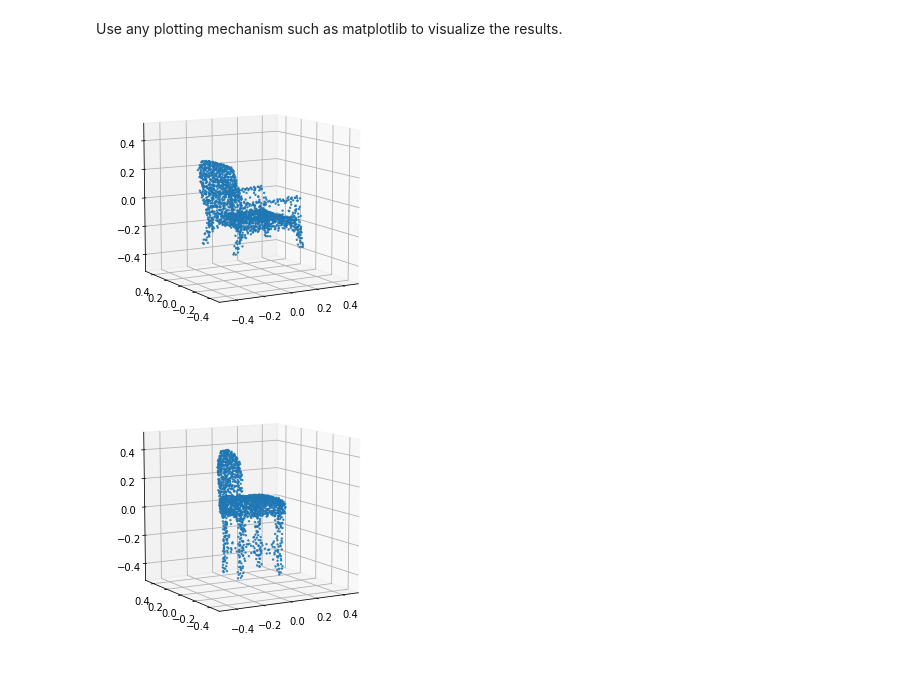
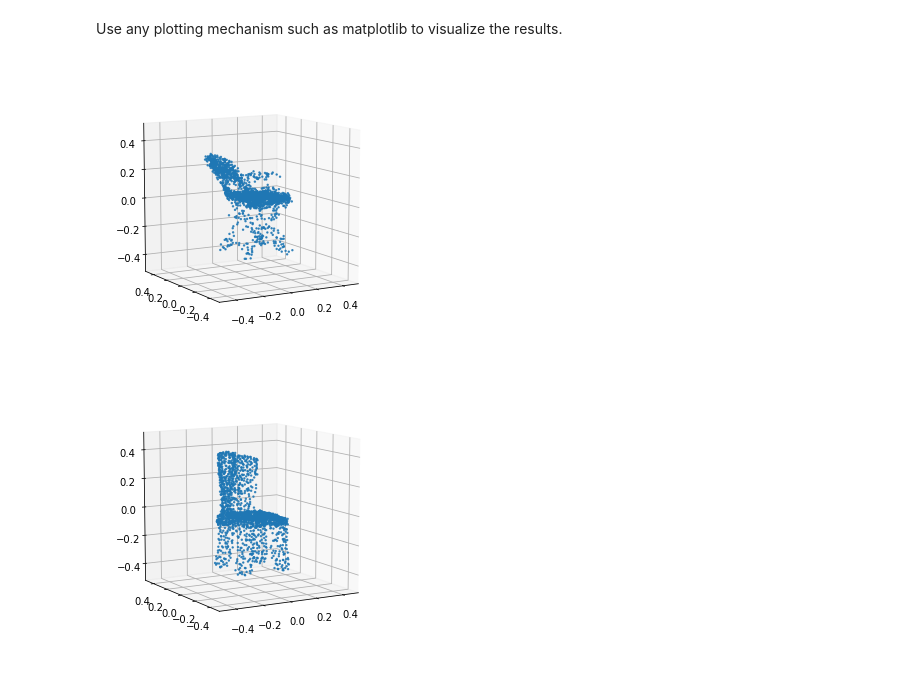
Before and after one commit to dtseng/latent_3d_points, a Jupyter notebook: notebooks/train_single_class_ae.ipynb, the cells around one changed output. Saved outputs shown, nothing was run; the diff lists cells and outputs as text; code cells hidden in the pictures.

```diff
--- a/notebooks/train_single_class_ae.ipynb
+++ b/notebooks/train_single_class_ae.ipynb
@@ -31,4 +50,5 @@ experiment_name = 'single_class_ae'
 n_pc_points = 2048                # Number of points per model.
 bneck_size = 128                  # Bottleneck-AE size
 ae_loss = 'chamfer'                   # Loss to optimize: 'emd' or 'chamfer'
-class_name = raw_input('Give me the class name (e.g. "chair"): ').lower()
+# class_name = raw_input('Give me the class name (e.g. "chair"): ').lower()
+class_name = 'chair'
@@ -83,7 +101,7 @@ conf.save(osp.join(train_dir, 'configuration'))
 # %% [markdown]
 If you ran the above lines, you can reload a saved model like this:
 # %%
-load_pre_trained_ae = False
+load_pre_trained_ae = True
 restore_epoch = 500
 if load_pre_trained_ae:
     conf = Conf.load(train_dir + '/configuration')
@@ -131,13 +185,13 @@ Use any plotting mechanism such as matplotlib to visualize the results.
 # %%
 i = 2
 plot_3d_point_cloud(reconstructions[i][:, 0],
                     reconstructions[i][:, 1],
                     reconstructions[i][:, 2], in_u_sphere=True);
 
-i = 4
+i = 3
 plot_3d_point_cloud(reconstructions[i][:, 0],
                     reconstructions[i][:, 1],
                     reconstructions[i][:, 2], in_u_sphere=True);
 # %% [output]
-[figure, old version]
+[figure, new version]
-[figure, old version]
+[figure, new version]
```
Also changed, not shown: parts of 4 cells of this notebook, 6 other files.
